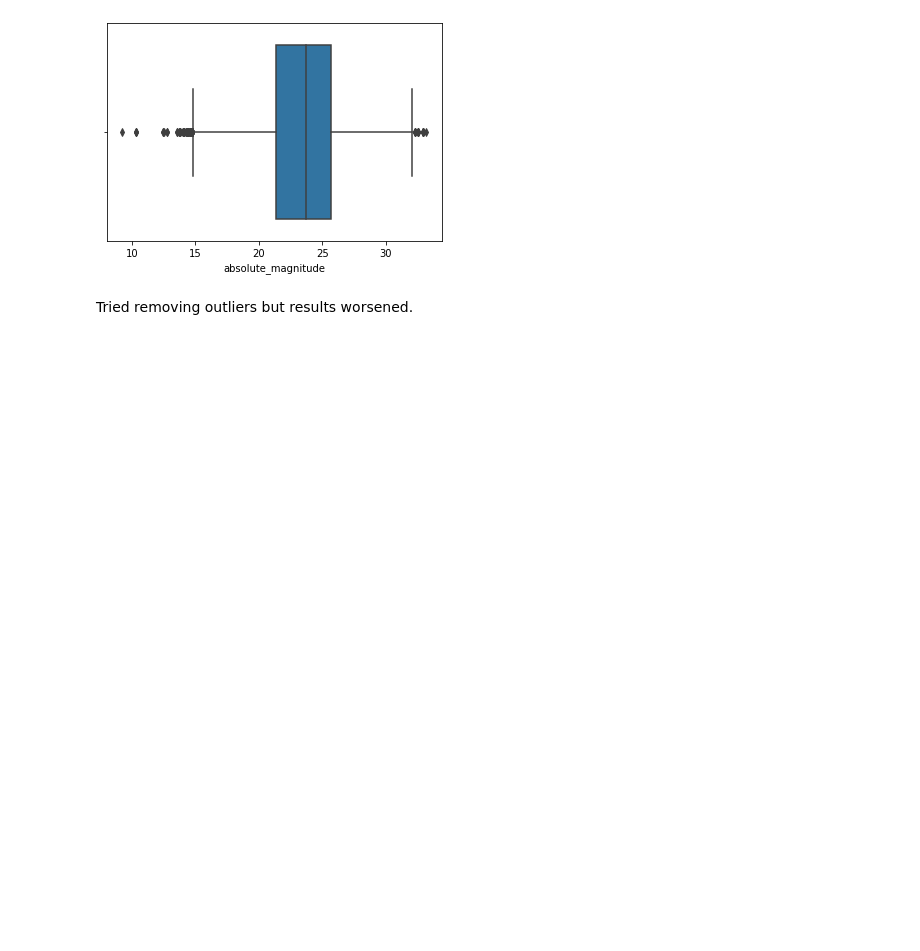
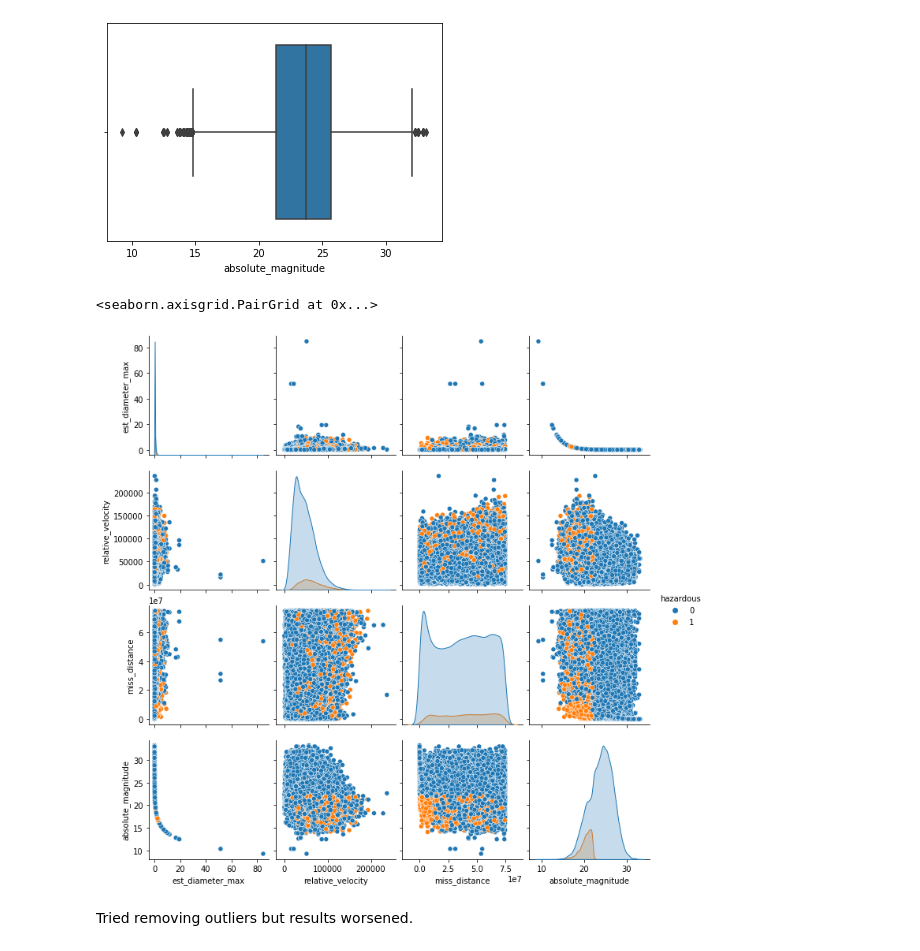
Before and after one commit to HarshitKmr10/IOSD_ML_Task, a Jupyter notebook: iosd-svm-task.ipynb, the cells around one changed output. Cells and saved outputs as stored; diff of their text form; code cells hidden in the pictures; blank space fills up the shorter version.

```diff
--- a/iosd-svm-task.ipynb
+++ b/iosd-svm-task.ipynb
@@ -124,6 +129,11 @@ sns.boxplot(df['absolute_magnitude'])
 # %% [output]
 <AxesSubplot:xlabel='absolute_magnitude'>
 [figure]
+# %%
+sns.pairplot(df,hue = 'hazardous' )
+# %% [output]
+<seaborn.axisgrid.PairGrid at 0x...>
+[figure, added]
 # %% [markdown]
 Tried removing outliers but results worsened.
 # %%
```
Also changed, not shown: parts of 12 cells of this notebook.
